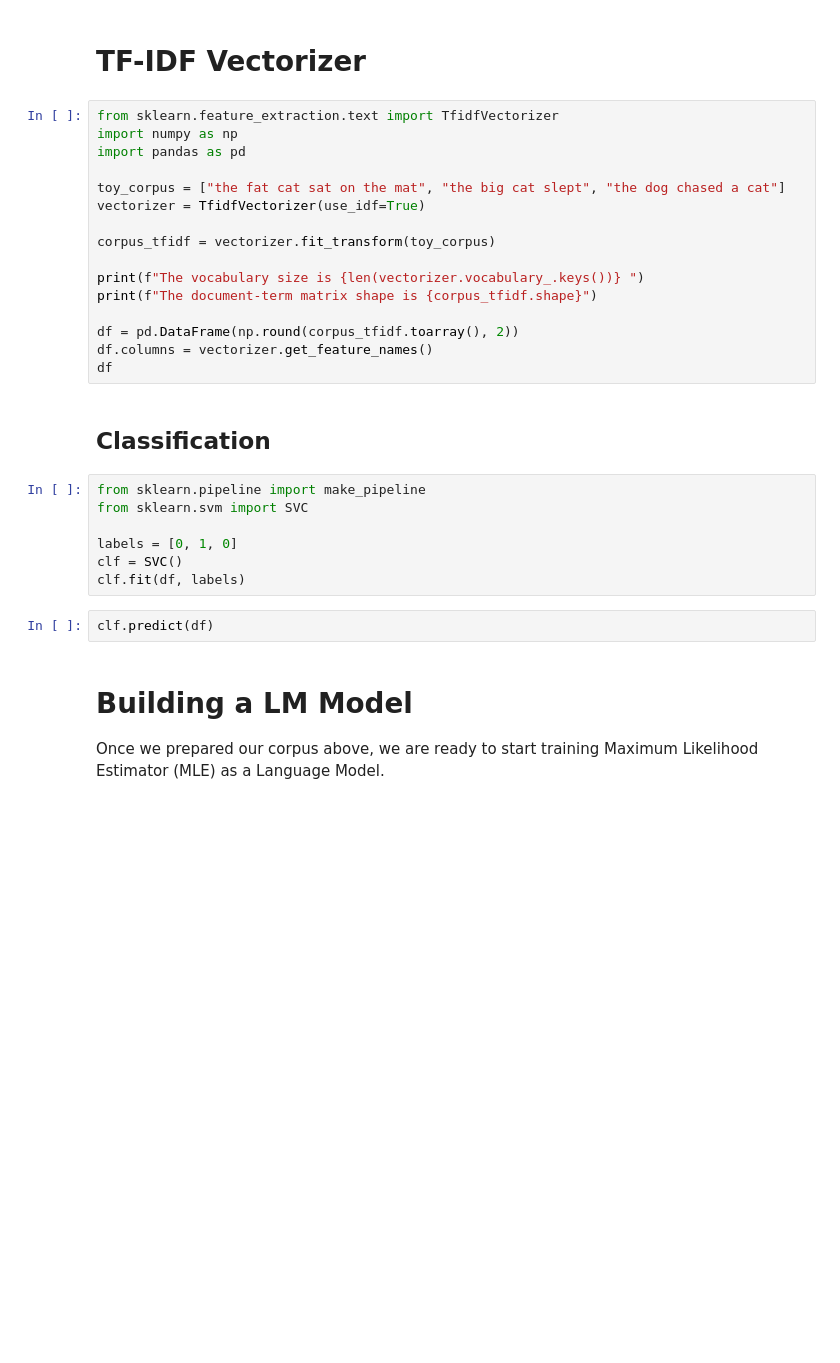
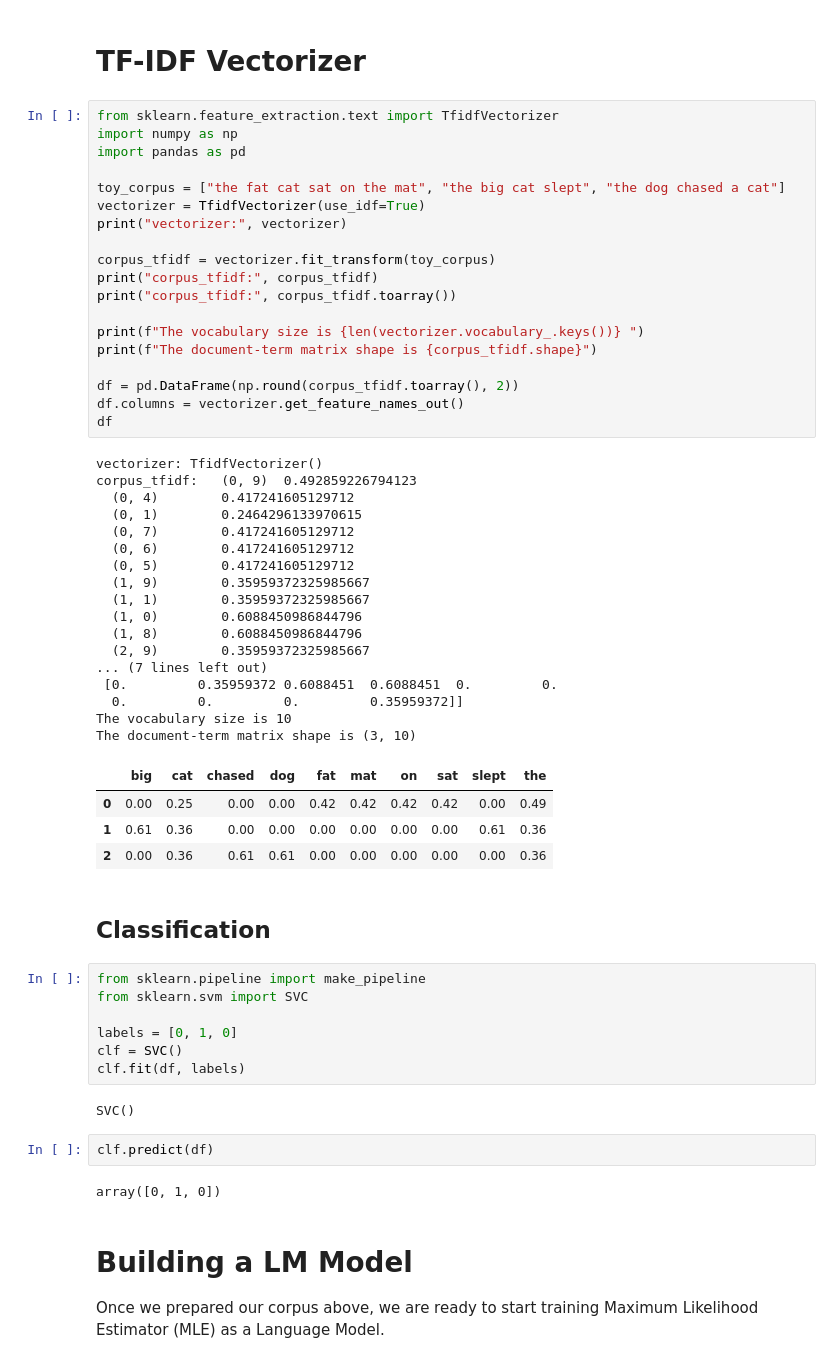
Before and after one commit to lanzhiwang/PacktPublishing-Mastering-Transformers, a Jupyter notebook: CH01/CH01_Introduction.ipynb, the cells around one changed output. Cells and saved outputs as stored; diff of their text form; blank space fills up the shorter version.

```diff
--- a/CH01/CH01_Introduction.ipynb
+++ b/CH01/CH01_Introduction.ipynb
@@ -3,19 +3,44 @@
 # %%
 from sklearn.feature_extraction.text import TfidfVectorizer
 import numpy as np
 import pandas as pd
 
 toy_corpus = ["the fat cat sat on the mat", "the big cat slept", "the dog chased a cat"]
 vectorizer = TfidfVectorizer(use_idf=True)
+print("vectorizer:", vectorizer)
 
 corpus_tfidf = vectorizer.fit_transform(toy_corpus)
+print("corpus_tfidf:", corpus_tfidf)
+print("corpus_tfidf:", corpus_tfidf.toarray())
 
 print(f"The vocabulary size is {len(vectorizer.vocabulary_.keys())} ")
 print(f"The document-term matrix shape is {corpus_tfidf.shape}")
 
 df = pd.DataFrame(np.round(corpus_tfidf.toarray(), 2))
-df.columns = vectorizer.get_feature_names()
+df.columns = vectorizer.get_feature_names_out()
 df
+# %% [output]
+vectorizer: TfidfVectorizer()
+corpus_tfidf:   (0, 9)  0.492859226794123
+  (0, 4)        0.417241605129712
+  (0, 1)        0.2464296133970615
+  (0, 7)        0.417241605129712
+  (0, 6)        0.417241605129712
+  (0, 5)        0.417241605129712
+  (1, 9)        0.35959372325985667
+  (1, 1)        0.35959372325985667
+  (1, 0)        0.6088450986844796
+  (1, 8)        0.6088450986844796
+  (2, 9)        0.35959372325985667
+... (7 lines left out)
+ [0.         0.35959372 0.6088451  0.6088451  0.         0.
+  0.         0.         0.         0.35959372]]
+The vocabulary size is 10
+The document-term matrix shape is (3, 10)
+|  | big | cat | chased | dog | fat | mat | on | sat | slept | the |
+| 0 | 0.00 | 0.25 | 0.00 | 0.00 | 0.42 | 0.42 | 0.42 | 0.42 | 0.00 | 0.49 |
+| 1 | 0.61 | 0.36 | 0.00 | 0.00 | 0.00 | 0.00 | 0.00 | 0.00 | 0.61 | 0.36 |
+| 2 | 0.00 | 0.36 | 0.61 | 0.61 | 0.00 | 0.00 | 0.00 | 0.00 | 0.00 | 0.36 |
 # %% [markdown]
 ## Classification
 # %%
@@ -25,7 +50,11 @@ from sklearn.svm import SVC
 labels = [0, 1, 0]
 clf = SVC()
 clf.fit(df, labels)
+# %% [output]
+SVC()
 # %%
 clf.predict(df)
+# %% [output]
+array([0, 1, 0])
 # %% [markdown]
 # Building a LM Model
```
Also changed, not shown: parts of 28 cells of this notebook, 20 other files.
